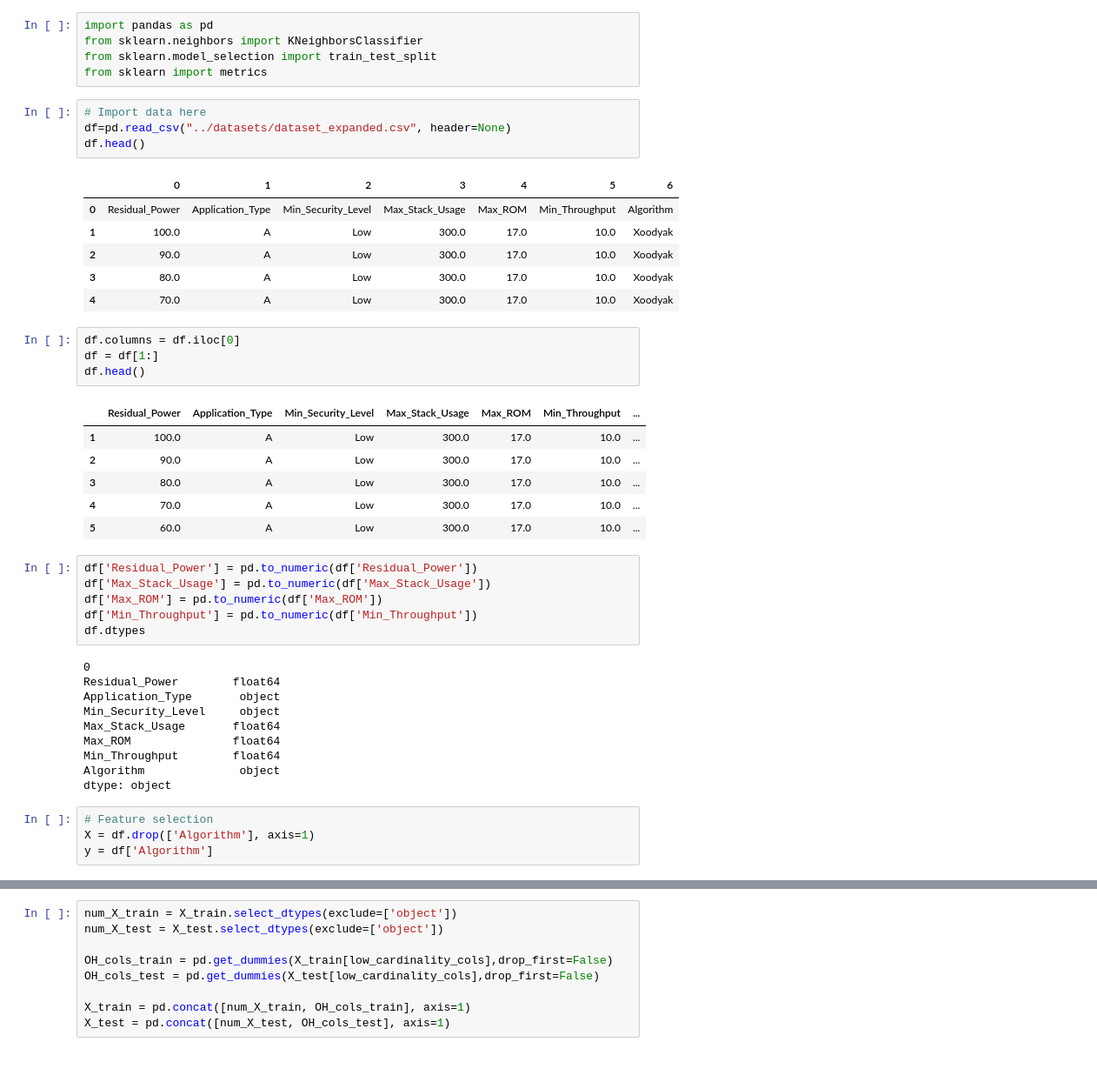
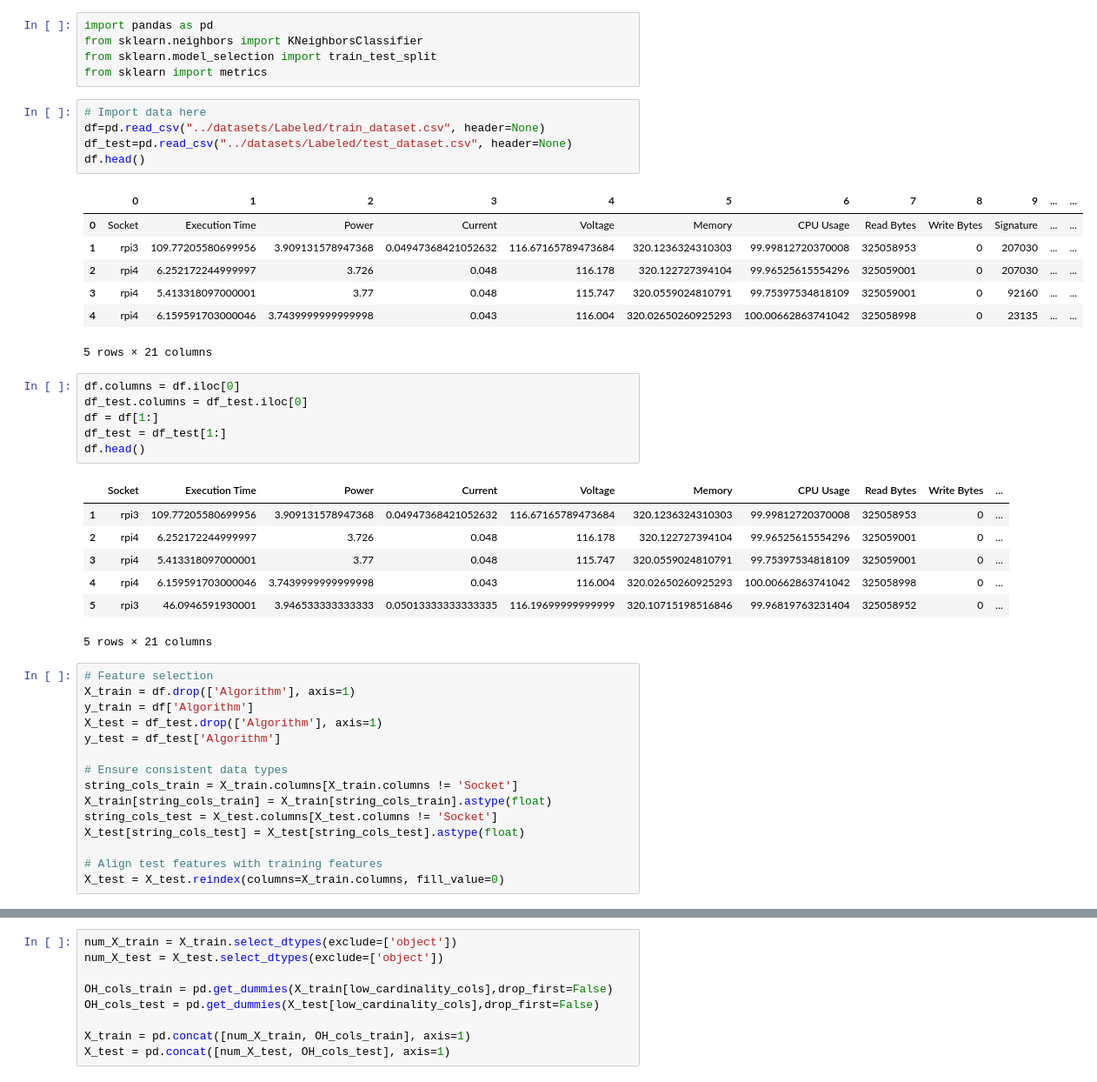
Before and after one commit to Rparker19/An-Autonomic-Framework-for-IoT-Data-Confidentiality-in-the-Internet-of-Things, a Jupyter notebook: models/nearest_neighbors.ipynb, the cells around one changed output, grey strips where cells are left out. Shown at 87% size. Drawn from its saved outputs; the diff is of its cells as text.

```diff
--- a/models/nearest_neighbors.ipynb
+++ b/models/nearest_neighbors.ipynb
@@ -5,45 +5,45 @@ from sklearn.model_selection import train_test_split
 from sklearn import metrics
 # %%
 # Import data here
-df=pd.read_csv("../datasets/dataset_expanded.csv", header=None)
+df=pd.read_csv("../datasets/Labeled/train_dataset.csv", header=None)
+df_test=pd.read_csv("../datasets/Labeled/test_dataset.csv", header=None)
 df.head()
 # %% [output]
-|  | 0 | 1 | 2 | 3 | 4 | 5 | 6 |
-| 0 | Residual_Power | Application_Type | Min_Security_Level | Max_Stack_Usage | Max_ROM | Min_Throughput | Algorithm |
-| 1 | 100.0 | A | Low | 300.0 | 17.0 | 10.0 | Xoodyak |
-| 2 | 90.0 | A | Low | 300.0 | 17.0 | 10.0 | Xoodyak |
-| 3 | 80.0 | A | Low | 300.0 | 17.0 | 10.0 | Xoodyak |
-| 4 | 70.0 | A | Low | 300.0 | 17.0 | 10.0 | Xoodyak |
+|  | 0 | 1 | 2 | 3 | 4 | 5 | 6 | 7 | 8 | 9 | ... | ... |
+| 0 | Socket | Execution Time | Power | Current | Voltage | Memory | CPU Usage | Read Bytes | Write Bytes | Signature | ... | ... |
+| 1 | rpi3 | 109.77205580699956 | 3.909131578947368 | 0.04947368421052632 | 116.67165789473684 | 320.1236324310303 | 99.99812720370008 | 325058953 | 0 | 207030 | ... | ... |
+| 2 | rpi4 | 6.252172244999997 | 3.726 | 0.048 | 116.178 | 320.122727394104 | 99.96525615554296 | 325059001 | 0 | 207030 | ... | ... |
+| 3 | rpi4 | 5.413318097000001 | 3.77 | 0.048 | 115.747 | 320.0559024810791 | 99.75397534818109 | 325059001 | 0 | 92160 | ... | ... |
+| 4 | rpi4 | 6.159591703000046 | 3.7439999999999998 | 0.043 | 116.004 | 320.02650260925293 | 100.00662863741042 | 325058998 | 0 | 23135 | ... | ... |
+5 rows × 21 columns
 # %%
 df.columns = df.iloc[0]
+df_test.columns = df_test.iloc[0]
 df = df[1:]
+df_test = df_test[1:]
 df.head()
 # %% [output]
-|  | Residual_Power | Application_Type | Min_Security_Level | Max_Stack_Usage | Max_ROM | Min_Throughput | ... |
-| 1 | 100.0 | A | Low | 300.0 | 17.0 | 10.0 | ... |
-| 2 | 90.0 | A | Low | 300.0 | 17.0 | 10.0 | ... |
-| 3 | 80.0 | A | Low | 300.0 | 17.0 | 10.0 | ... |
-| 4 | 70.0 | A | Low | 300.0 | 17.0 | 10.0 | ... |
-| 5 | 60.0 | A | Low | 300.0 | 17.0 | 10.0 | ... |
+|  | Socket | Execution Time | Power | Current | Voltage | Memory | CPU Usage | Read Bytes | Write Bytes | ... |
+| 1 | rpi3 | 109.77205580699956 | 3.909131578947368 | 0.04947368421052632 | 116.67165789473684 | 320.1236324310303 | 99.99812720370008 | 325058953 | 0 | ... |
+| 2 | rpi4 | 6.252172244999997 | 3.726 | 0.048 | 116.178 | 320.122727394104 | 99.96525615554296 | 325059001 | 0 | ... |
+| 3 | rpi4 | 5.413318097000001 | 3.77 | 0.048 | 115.747 | 320.0559024810791 | 99.75397534818109 | 325059001 | 0 | ... |
+| 4 | rpi4 | 6.159591703000046 | 3.7439999999999998 | 0.043 | 116.004 | 320.02650260925293 | 100.00662863741042 | 325058998 | 0 | ... |
+| 5 | rpi3 | 46.0946591930001 | 3.946533333333333 | 0.05013333333333335 | 116.19699999999999 | 320.10715198516846 | 99.96819763231404 | 325058952 | 0 | ... |
+5 rows × 21 columns
-# %%
-df['Residual_Power'] = pd.to_numeric(df['Residual_Power'])
-df['Max_Stack_Usage'] = pd.to_numeric(df['Max_Stack_Usage'])
-df['Max_ROM'] = pd.to_numeric(df['Max_ROM'])
-df['Min_Throughput'] = pd.to_numeric(df['Min_Throughput'])
-df.dtypes
-# %% [output]
-0
-Residual_Power        float64
-Application_Type       object
-Min_Security_Level     object
-Max_Stack_Usage       float64
-Max_ROM               float64
-Min_Throughput        float64
-Algorithm              object
-dtype: object
-# %%
-# Feature selection
-X = df.drop(['Algorithm'], axis=1)
-y = df['Algorithm']
+# %%
+# Feature selection
+X_train = df.drop(['Algorithm'], axis=1)
+y_train = df['Algorithm']
+X_test = df_test.drop(['Algorithm'], axis=1)
+y_test = df_test['Algorithm']
+
+# Ensure consistent data types
+string_cols_train = X_train.columns[X_train.columns != 'Socket']
+X_train[string_cols_train] = X_train[string_cols_train].astype(float)
+string_cols_test = X_test.columns[X_test.columns != 'Socket']
+X_test[string_cols_test] = X_test[string_cols_test].astype(float)
+
+# Align test features with training features
+X_test = X_test.reindex(columns=X_train.columns, fill_value=0)
 # %%
 # Split data
```
Also changed, not shown: parts of 5 cells of this notebook, 10 other files.
